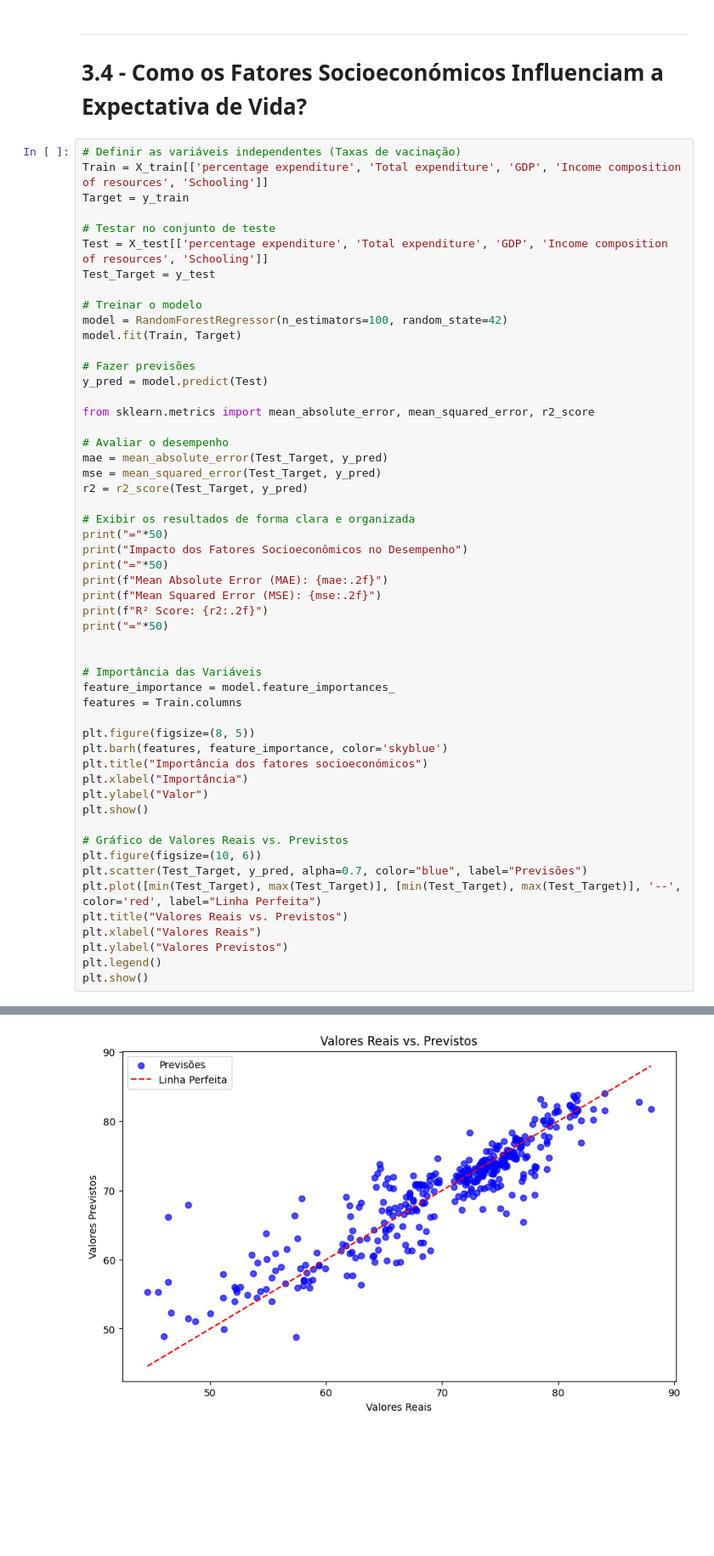
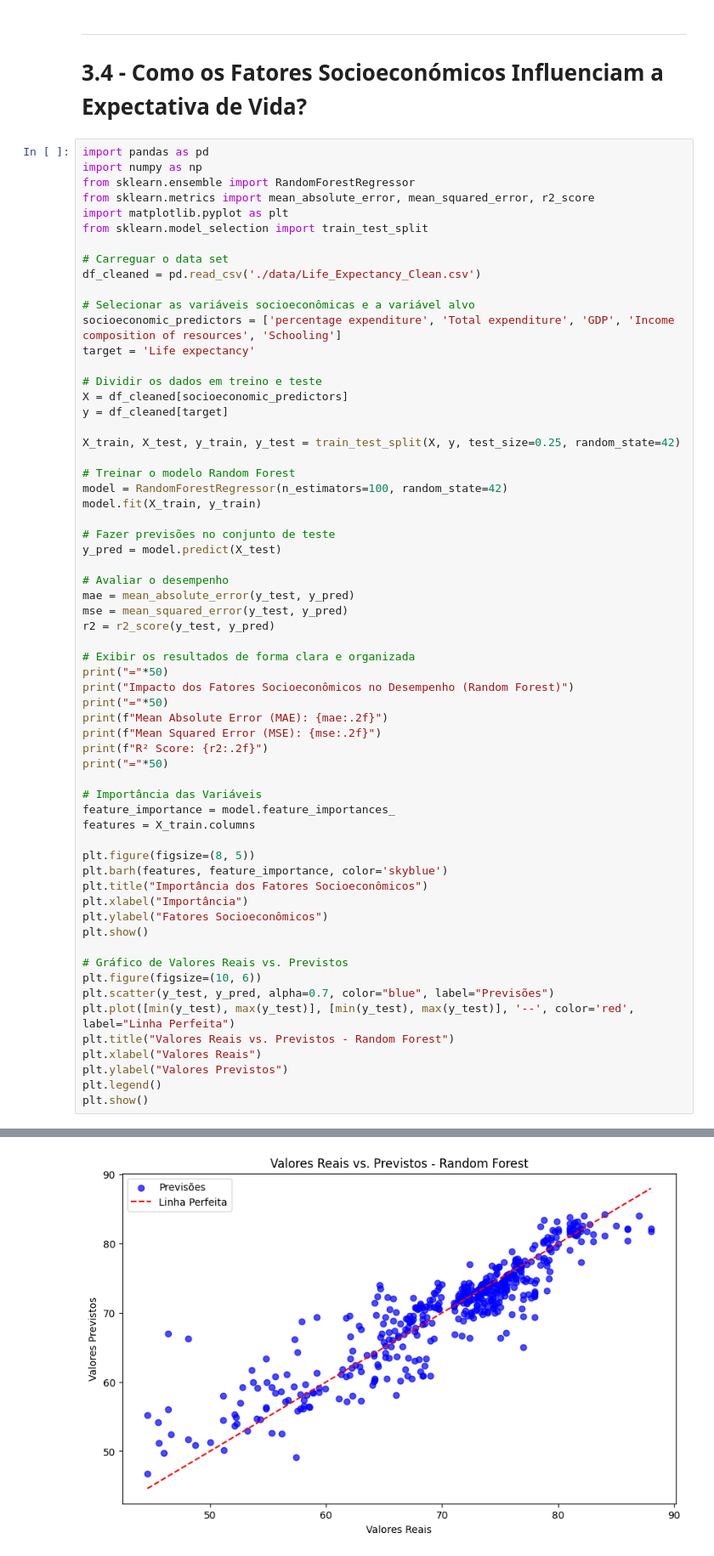
Before and after one commit to AvelinoAlmeida/Life-Expectancy, a Jupyter notebook: 3-modeling.ipynb, the cells around one changed output, grey strips where cells are left out. Shown at 85% size. Saved outputs shown, nothing was run; the diff lists cells and outputs as text; blank space fills up the shorter version.

```diff
--- a/3-modeling.ipynb
+++ b/3-modeling.ipynb
@@ -143,54 +143,63 @@ Resultados Obtidos:
 
 # 3.4 - Como os Fatores Socioeconómicos Influenciam a Expectativa de Vida?
 # %%
-# Definir as variáveis independentes (Taxas de vacinação)
-Train = X_train[['percentage expenditure', 'Total expenditure', 'GDP', 'Income composition of resources', 'Schooling']]
-Target = y_train
+import pandas as pd
+import numpy as np
+from sklearn.ensemble import RandomForestRegressor
+from sklearn.metrics import mean_absolute_error, mean_squared_error, r2_score
+import matplotlib.pyplot as plt
+from sklearn.model_selection import train_test_split
 
-# Testar no conjunto de teste
-Test = X_test[['percentage expenditure', 'Total expenditure', 'GDP', 'Income composition of resources', 'Schooling']]
-Test_Target = y_test
+# Carreguar o data set
+df_cleaned = pd.read_csv('./data/Life_Expectancy_Clean.csv')
 
-# Treinar o modelo
+# Selecionar as variáveis socioeconômicas e a variável alvo
+socioeconomic_predictors = ['percentage expenditure', 'Total expenditure', 'GDP', 'Income composition of resources', 'Schooling']
+target = 'Life expectancy'
+
+# Dividir os dados em treino e teste
+X = df_cleaned[socioeconomic_predictors]
+y = df_cleaned[target]
+
+X_train, X_test, y_train, y_test = train_test_split(X, y, test_size=0.25, random_state=42)
+
+# Treinar o modelo Random Forest
 model = RandomForestRegressor(n_estimators=100, random_state=42)
-model.fit(Train, Target)
+model.fit(X_train, y_train)
 
-# Fazer previsões
-y_pred = model.predict(Test)
-
-from sklearn.metrics import mean_absolute_error, mean_squared_error, r2_score
+# Fazer previsões no conjunto de teste
+y_pred = model.predict(X_test)
 
 # Avaliar o desempenho
-mae = mean_absolute_error(Test_Target, y_pred)
-mse = mean_squared_error(Test_Target, y_pred)
-r2 = r2_score(Test_Target, y_pred)
+mae = mean_absolute_error(y_test, y_pred)
+mse = mean_squared_error(y_test, y_pred)
+r2 = r2_score(y_test, y_pred)
 
 # Exibir os resultados de forma clara e organizada
 print("="*50)
-print("Impacto dos Fatores Socioeconômicos no Desempenho")
+print("Impacto dos Fatores Socioeconômicos no Desempenho (Random Forest)")
 print("="*50)
 print(f"Mean Absolute Error (MAE): {mae:.2f}")
 print(f"Mean Squared Error (MSE): {mse:.2f}")
 print(f"R² Score: {r2:.2f}")
 print("="*50)
 
-
 # Importância das Variáveis
 feature_importance = model.feature_importances_
-features = Train.columns
+features = X_train.columns
 
 plt.figure(figsize=(8, 5))
 plt.barh(features, feature_importance, color='skyblue')
-plt.title("Importância dos fatores socioeconómicos")
+plt.title("Importância dos Fatores Socioeconômicos")
 plt.xlabel("Importância")
-plt.ylabel("Valor")
+plt.ylabel("Fatores Socioeconômicos")
 plt.show()
 
 # Gráfico de Valores Reais vs. Previstos
 plt.figure(figsize=(10, 6))
-plt.scatter(Test_Target, y_pred, alpha=0.7, color="blue", label="Previsões")
-plt.plot([min(Test_Target), max(Test_Target)], [min(Test_Target), max(Test_Target)], '--', color='red', label="Linha Perfeita")
-plt.title("Valores Reais vs. Previstos")
+plt.scatter(y_test, y_pred, alpha=0.7, color="blue", label="Previsões")
+plt.plot([min(y_test), max(y_test)], [min(y_test), max(y_test)], '--', color='red', label="Linha Perfeita")
+plt.title("Valores Reais vs. Previstos - Random Forest")
 plt.xlabel("Valores Reais")
 plt.ylabel("Valores Previstos")
 plt.legend()
@@ -207 +216 @@ R² Score: 0.82
-[figure, old version]
+[figure, new version]
```
Also changed, not shown: parts of 8 cells of this notebook, 9 other files.
